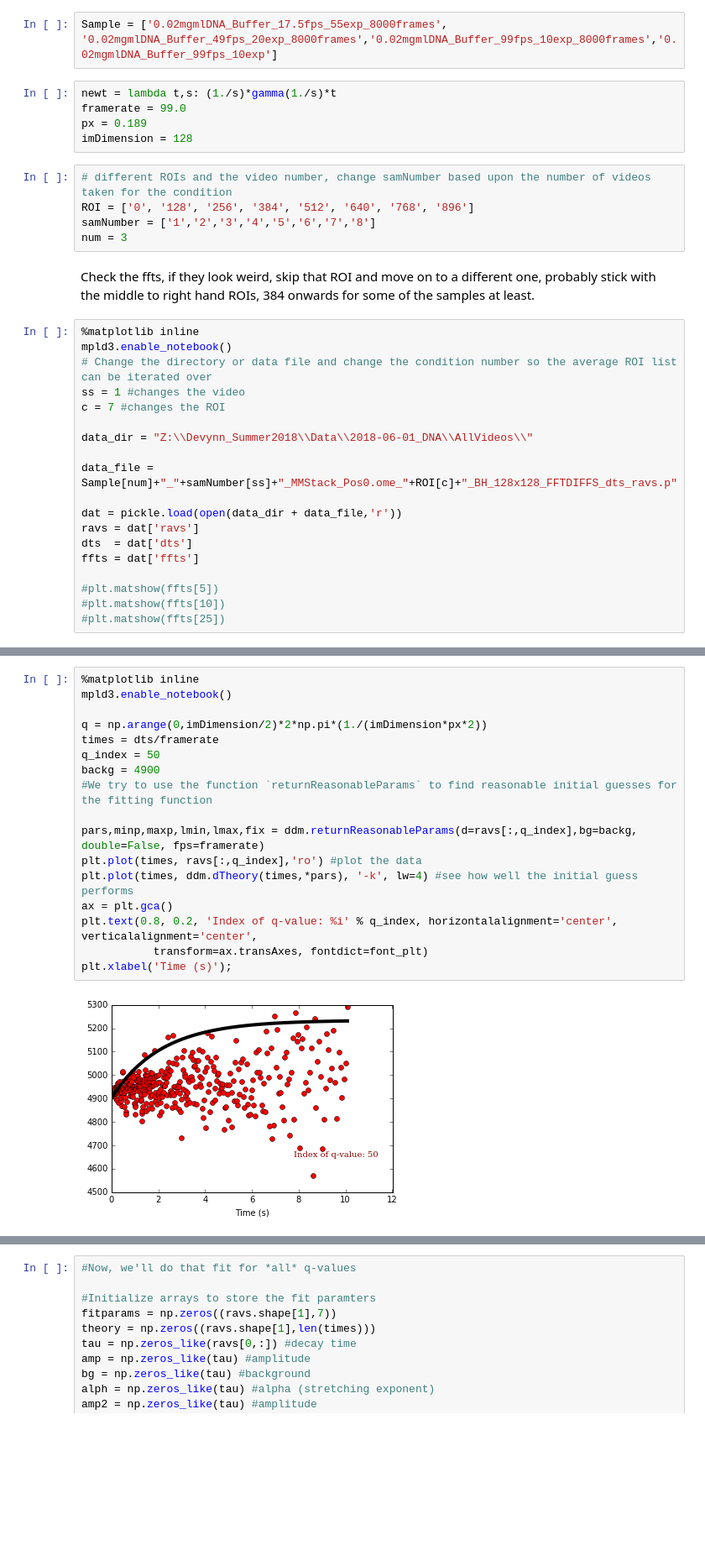
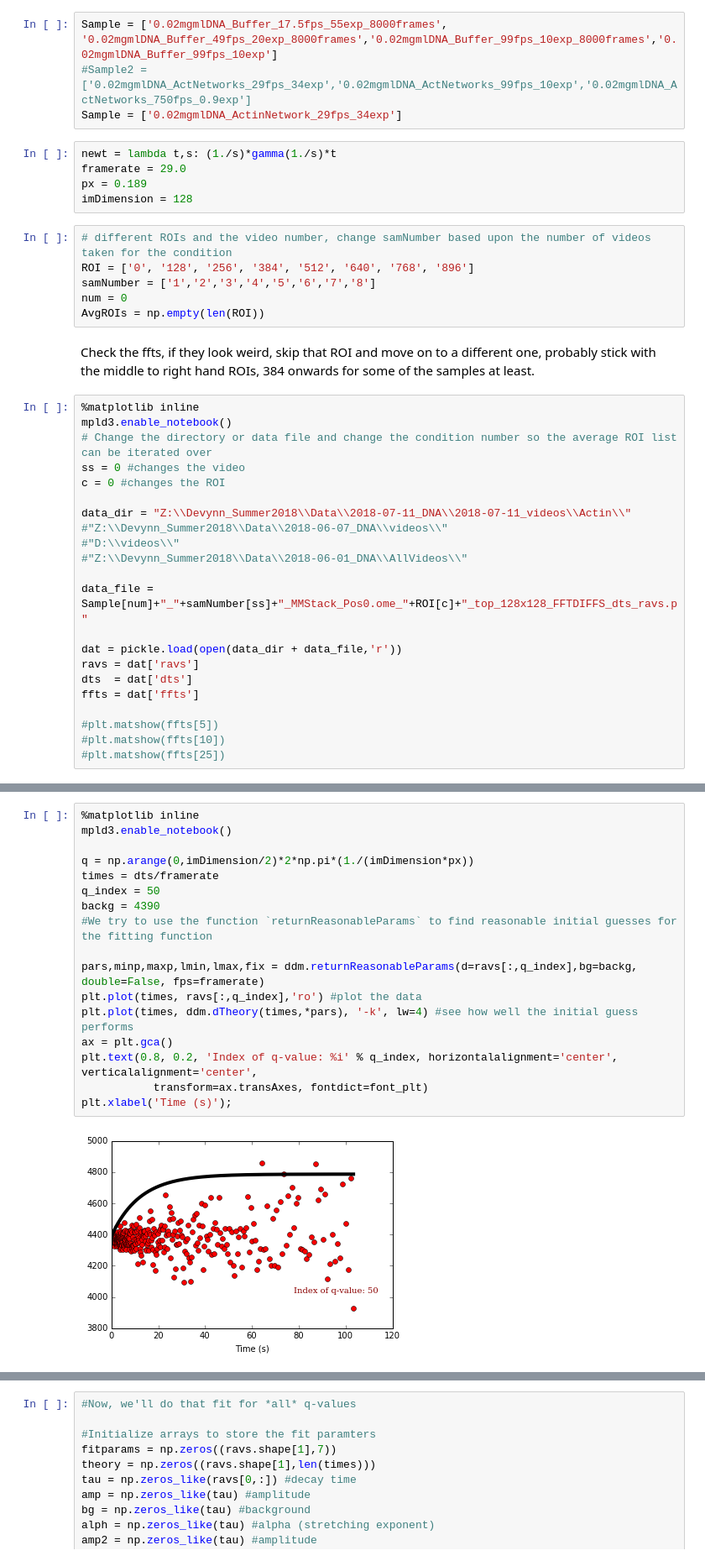
Before and after one commit to rmcgorty/Differential-Dynamic-Microscopy---Python, a Jupyter notebook: DDM analysis for DNA samples.ipynb, the cells around one changed output, grey strips where cells are left out. Shown at 84% size. Cells and saved outputs as stored; diff of their text form; blank space fills up the shorter version.

```diff
--- a/DDM analysis for DNA samples.ipynb
+++ b/DDM analysis for DNA samples.ipynb
@@ -34,28 +34,34 @@ import mpld3
 allResults = {}
 # %%
 Sample = ['0.02mgmlDNA_Buffer_17.5fps_55exp_8000frames', '0.02mgmlDNA_Buffer_49fps_20exp_8000frames','0.02mgmlDNA_Buffer_99fps_10exp_8000frames','0.02mgmlDNA_Buffer_99fps_10exp']
+#Sample2 = ['0.02mgmlDNA_ActNetworks_29fps_34exp','0.02mgmlDNA_ActNetworks_99fps_10exp','0.02mgmlDNA_ActNetworks_750fps_0.9exp']
+Sample = ['0.02mgmlDNA_ActinNetwork_29fps_34exp']
 # %%
 newt = lambda t,s: (1./s)*gamma(1./s)*t
-framerate = 99.0
+framerate = 29.0
 px = 0.189
 imDimension = 128
 # %%
 # different ROIs and the video number, change samNumber based upon the number of videos taken for the condition
 ROI = ['0', '128', '256', '384', '512', '640', '768', '896']
 samNumber = ['1','2','3','4','5','6','7','8']
-num = 3
+num = 0
+AvgROIs = np.empty(len(ROI))
 # %% [markdown]
 Check the ffts, if they look weird, skip that ROI and move on to a different one, probably stick with the middle to right hand ROIs, 384 onwards for some of the samples at least.
 # %%
 %matplotlib inline
 mpld3.enable_notebook()
 # Change the directory or data file and change the condition number so the average ROI list can be iterated over
-ss = 1 #changes the video
-c = 7 #changes the ROI
+ss = 0 #changes the video
+c = 0 #changes the ROI
 
-data_dir = "Z:\\Devynn_Summer2018\\Data\\2018-06-01_DNA\\AllVideos\\"
+data_dir = "Z:\\Devynn_Summer2018\\Data\\2018-07-11_DNA\\2018-07-11_videos\\Actin\\"
+#"Z:\\Devynn_Summer2018\\Data\\2018-06-07_DNA\\videos\\"
+#"D:\\videos\\"
+#"Z:\\Devynn_Summer2018\\Data\\2018-06-01_DNA\\AllVideos\\"
 
-data_file = Sample[num]+"_"+samNumber[ss]+"_MMStack_Pos0.ome_"+ROI[c]+"_BH_128x128_FFTDIFFS_dts_ravs.p"
+data_file = Sample[num]+"_"+samNumber[ss]+"_MMStack_Pos0.ome_"+ROI[c]+"_top_128x128_FFTDIFFS_dts_ravs.p"
 
 dat = pickle.load(open(data_dir + data_file,'r'))
 ravs = dat['ravs']
@@ -70,22 +74,22 @@ ffts = dat['ffts']
 # %%
 %matplotlib inline
 mpld3.enable_notebook()
 
-q = np.arange(0,imDimension/2)*2*np.pi*(1./(imDimension*px*2))
+q = np.arange(0,imDimension/2)*2*np.pi*(1./(imDimension*px))
 times = dts/framerate
 q_index = 50
-backg = 4900
+backg = 4390
 #We try to use the function `returnReasonableParams` to find reasonable initial guesses for the fitting function
 
 pars,minp,maxp,lmin,lmax,fix = ddm.returnReasonableParams(d=ravs[:,q_index],bg=backg, double=False, fps=framerate)
 plt.plot(times, ravs[:,q_index],'ro') #plot the data
 plt.plot(times, ddm.dTheory(times,*pars), '-k', lw=4) #see how well the initial guess performs
 ax = plt.gca()
 plt.text(0.8, 0.2, 'Index of q-value: %i' % q_index, horizontalalignment='center', verticalalignment='center',
            transform=ax.transAxes, fontdict=font_plt)
 plt.xlabel('Time (s)');
 # %% [output]
-[figure, old version]
+[figure, new version]
 # %%
 def two_rounds_fitting(data, times):
     '''
```
Also changed, not shown: parts of 14 cells of this notebook, 1 other file.
